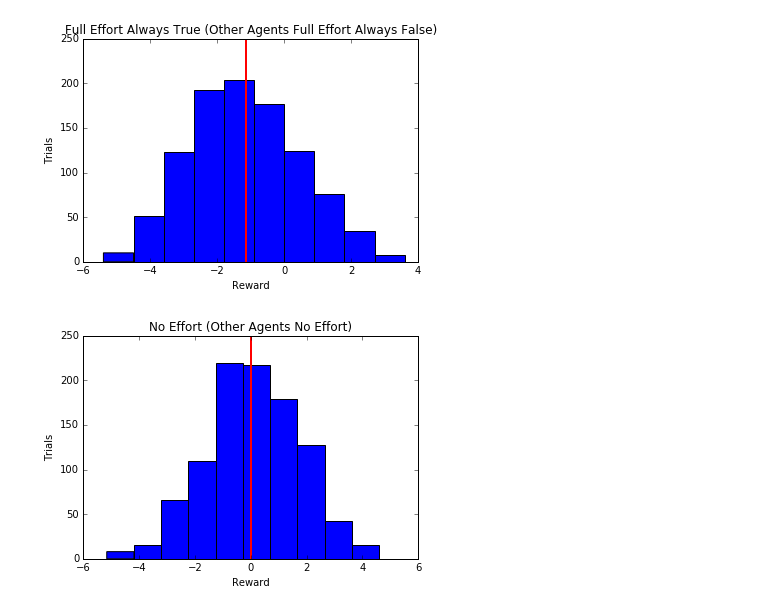
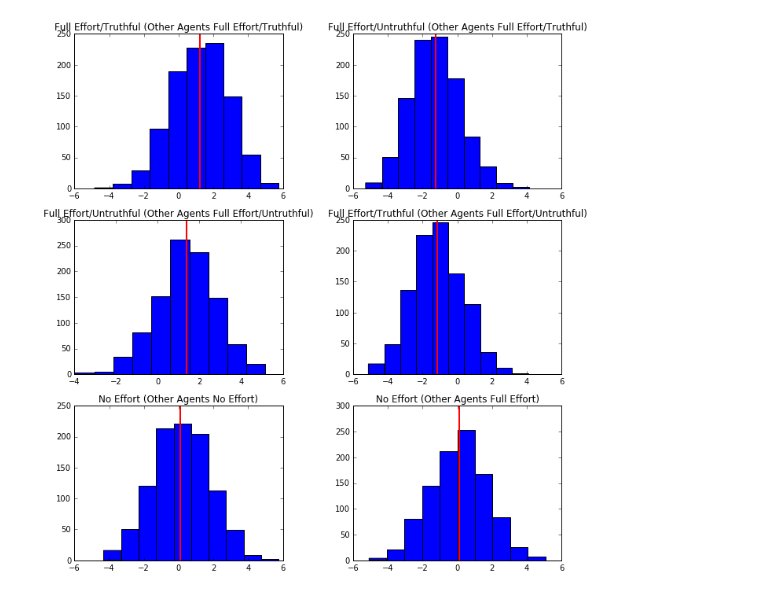
Before and after one commit to chuckyouliu/Crowdsourced-Elicitation, a Jupyter notebook: CrowdSourcedTesting.ipynb, the cells around one changed output. Drawn from its saved outputs; the diff is of its cells as text; code cells hidden in the pictures.

```diff
--- a/CrowdSourcedTesting.ipynb
+++ b/CrowdSourcedTesting.ipynb
@@ -75,4 +67,0 @@ simulate_rewards(agents, num_nonoverlapping, task_assignments, 1000, "Full Effor
-# %%
-# all false/full effort agents, run 1000 times and plot reward of first agent
-agents = [ag.FullEffortFalseAgent(task_assignments[i]) for i in range(num_agents)]
-simulate_rewards(agents, num_nonoverlapping, task_assignments, 1000, "Full Effort Always False (Other Agents Full Effort Always False)")
@@ -81,12 +68,23 @@ simulate_rewards(agents, num_nonoverlapping, task_assignments, 1000, "Full Effor
-# %%
-# 1 true/full effort agent, rest false/full effort agents, run 1000 times and plot reward of true agent
-agents = [ag.FullEffortTrueAgent(task_assignments[0])] + [ag.FullEffortFalseAgent(task_assignments[i+1]) for i in range(num_agents-1)]
-simulate_rewards(agents, num_nonoverlapping, task_assignments, 1000, "Full Effort Always True (Other Agents Full Effort Always False)")
-# %% [output]
-[figure, removed]
-# %%
-# all no effort agents
-agents = [ag.NoEffortAgent(task_assignments[i]) for i in range(num_agents)]
-simulate_rewards(agents, num_nonoverlapping, task_assignments, 1000, "No Effort (Other Agents No Effort)")
-# %% [output]
-[figure, removed]
+# %%
+# different scenarios of agents
+scenarios = [None]*6
+scenarios[0] = ([ag.FullEffortTrueAgent(task_assignments[i]) for i in range(num_agents)],
+                "Full Effort/Truthful (Other Agents Full Effort/Truthful)")
+scenarios[1] = ([ag.FullEffortFalseAgent(task_assignments[0])] + [ag.FullEffortTrueAgent(task_assignments[i+1]) for i in range(num_agents-1)],
+                "Full Effort/Untruthful (Other Agents Full Effort/Truthful)")
+scenarios[2] = ([ag.FullEffortFalseAgent(task_assignments[i]) for i in range(num_agents)],
+                "Full Effort/Untruthful (Other Agents Full Effort/Untruthful)")
+scenarios[3] = ([ag.FullEffortTrueAgent(task_assignments[0])] + [ag.FullEffortFalseAgent(task_assignments[i+1]) for i in range(num_agents-1)],
+                "Full Effort/Truthful (Other Agents Full Effort/Untruthful)")
+scenarios[4] = ([ag.NoEffortAgent(task_assignments[i]) for i in range(num_agents)],
+                "No Effort (Other Agents No Effort)")
+scenarios[5] = ([ag.NoEffortAgent(task_assignments[0])] + [ag.FullEffortTrueAgent(task_assignments[i+1]) for i in range(num_agents-1)],
+                "No Effort (Other Agents Full Effort)")
+# %%
+fig, axes = plt.subplots(nrows=3, ncols=2, figsize=(10,10),
+                         tight_layout=True)
+for ax, scenario in zip(axes.ravel(), scenarios):
+    agents, title = scenario
+    simulate_rewards(agents, num_nonoverlapping, task_assignments, 1000, title, ax)
+# %% [output]
+[figure, added]
```
Also changed, not shown: parts of 4 cells of this notebook.
